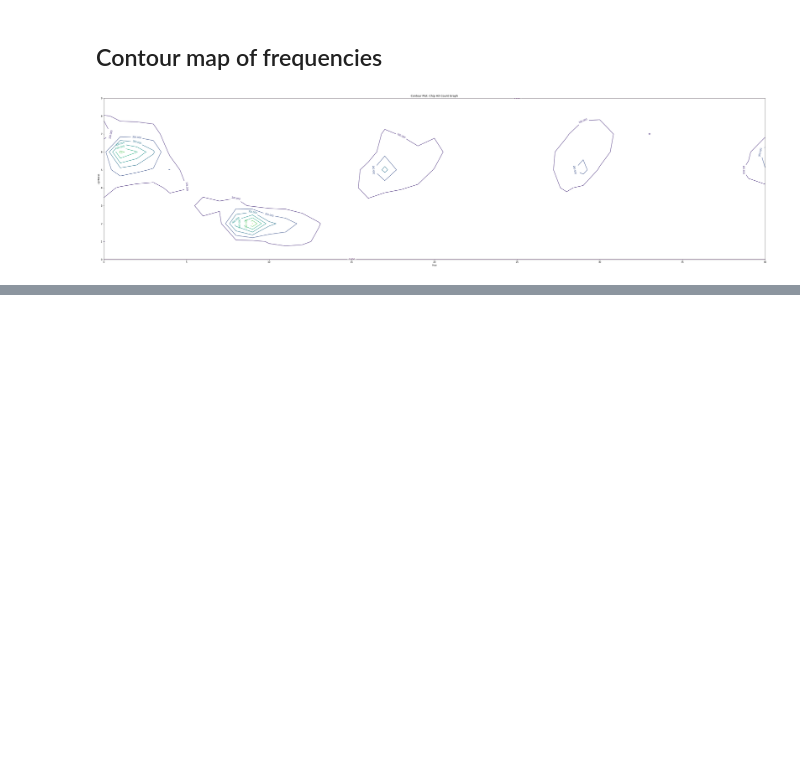
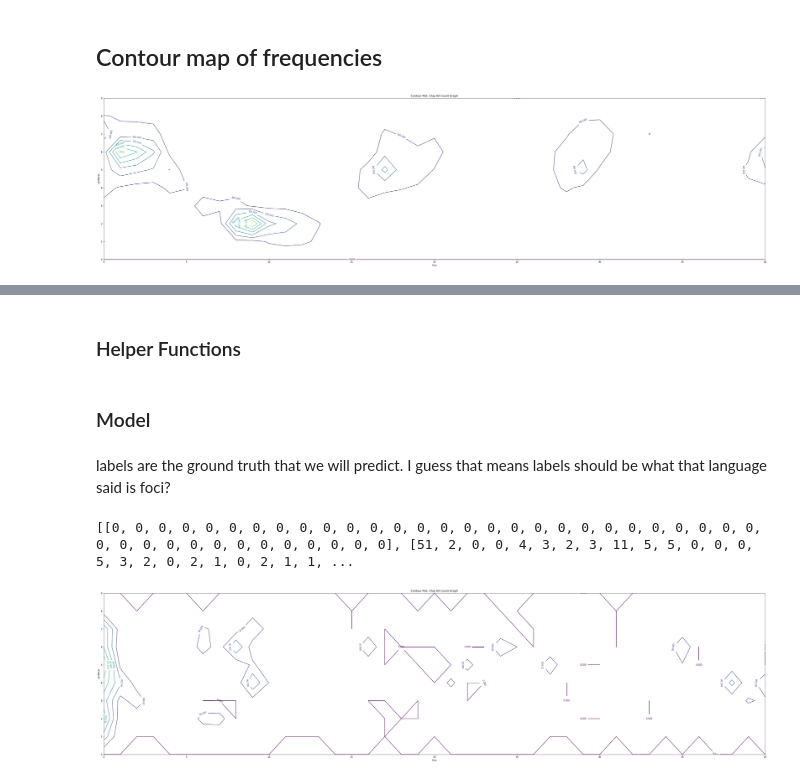
Before and after one commit to DanielVisca/COG260, a Jupyter notebook: wcs_data_notebook/Cleaner.ipynb, the cells around one changed output, grey strips where cells are left out. Cells and saved outputs as stored; diff of their text form; code cells hidden in the pictures; blank space fills up the shorter version.

Commit message:
exemplar model sort of maybe working?

```diff
--- a/wcs_data_notebook/Cleaner.ipynb
+++ b/wcs_data_notebook/Cleaner.ipynb
@@ -16,6 +16,7 @@ fociData = readFociData('./WCS_data_core/foci-exp.txt');
 namingData = readNamingData('./WCS_data_core/term.txt');
 cielabCoord = readClabData('./WCS_data_core/cnum-vhcm-lab-new.txt');
 munsellInfo = readChipData('./WCS_data_core/chip.txt');
+indexCoord = munsellInfo[1]
 # %% [markdown]
 ## Helper Functions
 # %%
@@ -104,15 +105,0 @@ graph.show()
-# %%
-f_map = empty_frequency_map()
-# Indexing over languages
-for language_index in range(1, len(fociData)):
-    # Indexing over people
-    for person_index in range(1, len(fociData[language_index])):
-        # Incase of missing data
-        if person_index not in fociData[language_index]:
-            # print('Skipping fociData [',language_index,'][',person_index,']')
-            continue
-        # A persons foci data
-        person_foci = fociData[language_index][person_index]
-        for term in person_foci.values():
-            for coord in term:
-                y,x = coord.split(":")
@@ -118,0 +118,2 @@ for language_index in range(1, len(fociData)):
+# %% [markdown]
+ ### Helper Functions
@@ -118,0 +196,5 @@ for language_index in range(1, len(fociData)):
+# %% [markdown]
+### Model
+# %% [markdown]
+labels are the ground truth that we will predict.
+I guess that means labels should be what that language said is foci?
@@ -118,0 +240,10 @@ for language_index in range(1, len(fociData)):
+# %%
+x = get_coords_per_term()
+f_map = exemplar_model(x)
+m = f_map_to_matrix(f_map)
+print(m)
+graph = contour_plot(m)
+graph.show()
+# %% [output]
+[[0, 0, 0, 0, 0, 0, 0, 0, 0, 0, 0, 0, 0, 0, 0, 0, 0, 0, 0, 0, 0, 0, 0, 0, 0, 0, 0, 0, 0, 0, 0, 0, 0, 0, 0, 0, 0, 0, 0, 0, 0], [51, 2, 0, 0, 4, 3, 2, 3, 11, 5, 5, 0, 0, 0, 5, 3, 2, 0, 2, 1, 0, 2, 1, 1, ...
+[figure, added]
```
Also changed, not shown: parts of 7 cells of this notebook.
